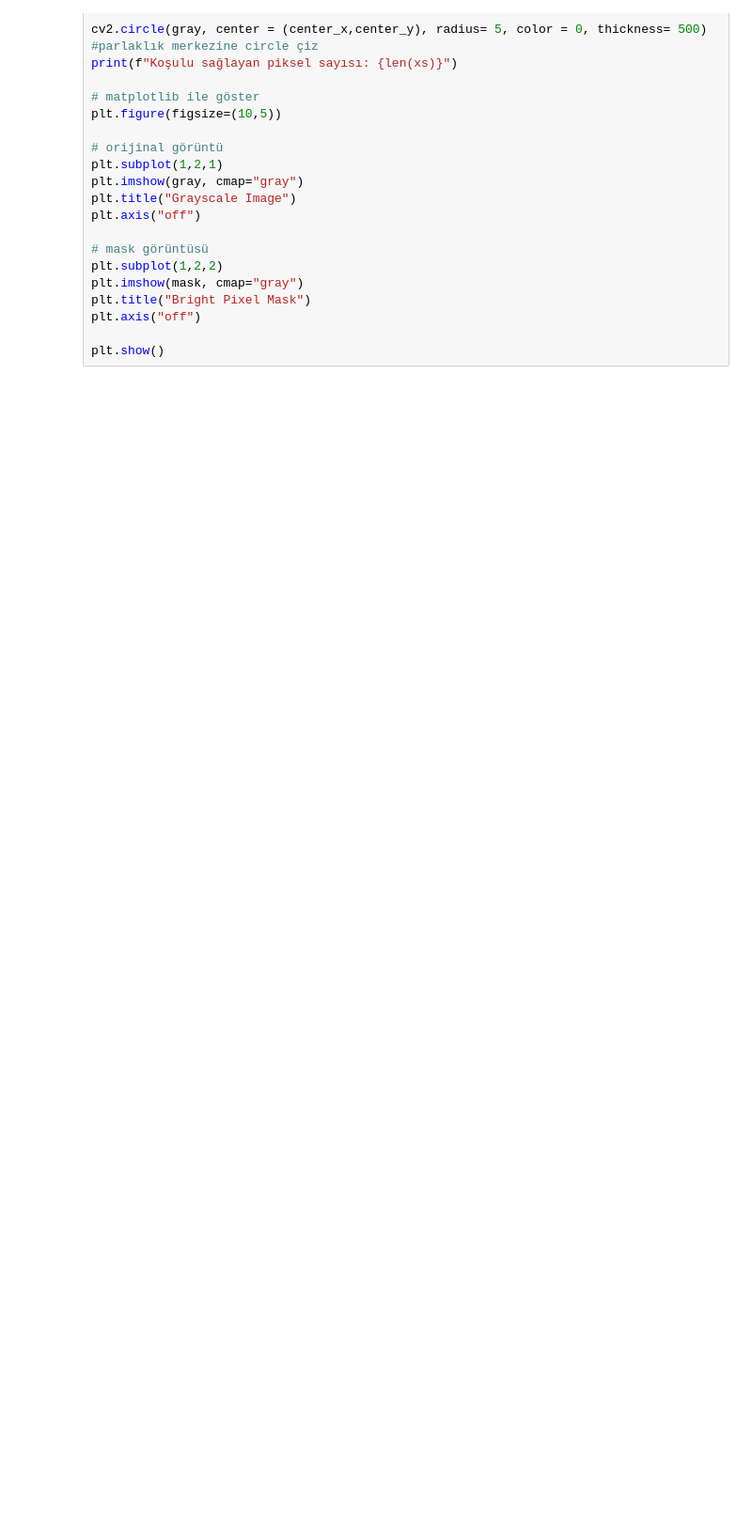
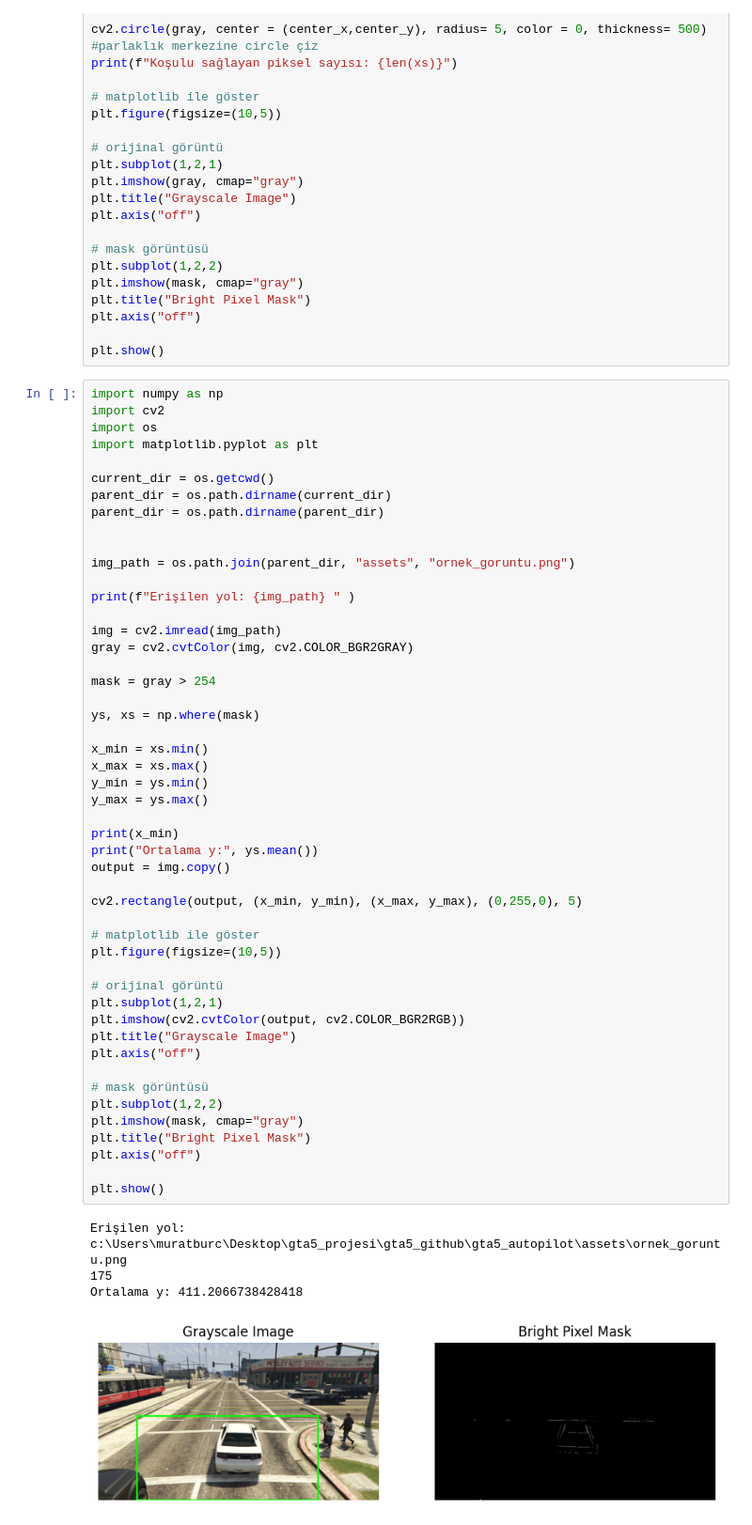
Before and after one commit to murabur/gta5_autopilot, a Jupyter notebook: Bolum_1_Temeller/Video_1.2_Numpy/4_2_numpy_npwhere.ipynb, the cells around one changed output. Shown at 94% size. Drawn from its saved outputs; the diff is of its cells as text; blank space fills up the shorter version.

```diff
--- a/Bolum_1_Temeller/Video_1.2_Numpy/4_2_numpy_npwhere.ipynb
+++ b/Bolum_1_Temeller/Video_1.2_Numpy/4_2_numpy_npwhere.ipynb
@@ -145,3 +145,57 @@ plt.title("Bright Pixel Mask")
 plt.axis("off")
 
 plt.show()
+# %%
+import numpy as np
+import cv2
+import os
+import matplotlib.pyplot as plt
+
+current_dir = os.getcwd()
+parent_dir = os.path.dirname(current_dir)
+parent_dir = os.path.dirname(parent_dir)
+
+
+img_path = os.path.join(parent_dir, "assets", "ornek_goruntu.png")
+
+print(f"Erişilen yol: {img_path} " )
+
+img = cv2.imread(img_path)
+gray = cv2.cvtColor(img, cv2.COLOR_BGR2GRAY)
+
+mask = gray > 254
+
+ys, xs = np.where(mask)
+
+x_min = xs.min()
+x_max = xs.max()
+y_min = ys.min()
+y_max = ys.max()
+
+print(x_min)
+print("Ortalama y:", ys.mean())
+output = img.copy()
+
+cv2.rectangle(output, (x_min, y_min), (x_max, y_max), (0,255,0), 5)
+
+# matplotlib ile göster
+plt.figure(figsize=(10,5))
+
+# orijinal görüntü
+plt.subplot(1,2,1)
+plt.imshow(cv2.cvtColor(output, cv2.COLOR_BGR2RGB))
+plt.title("Grayscale Image")
+plt.axis("off")
+
+# mask görüntüsü
+plt.subplot(1,2,2)
+plt.imshow(mask, cmap="gray")
+plt.title("Bright Pixel Mask")
+plt.axis("off")
+
+plt.show()
+# %% [output]
+Erişilen yol: c:\Users\muratburc\Desktop\gta5_projesi\gta5_github\gta5_autopilot\assets\ornek_goruntu.png
+175
+Ortalama y: 411.2066738428418
+[figure, added]
```
